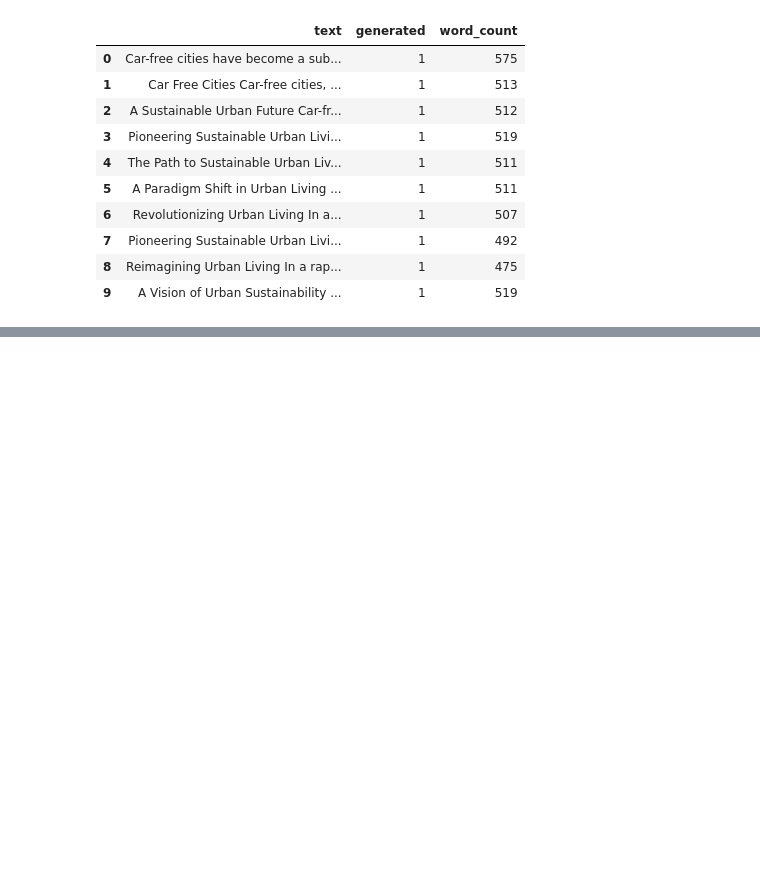
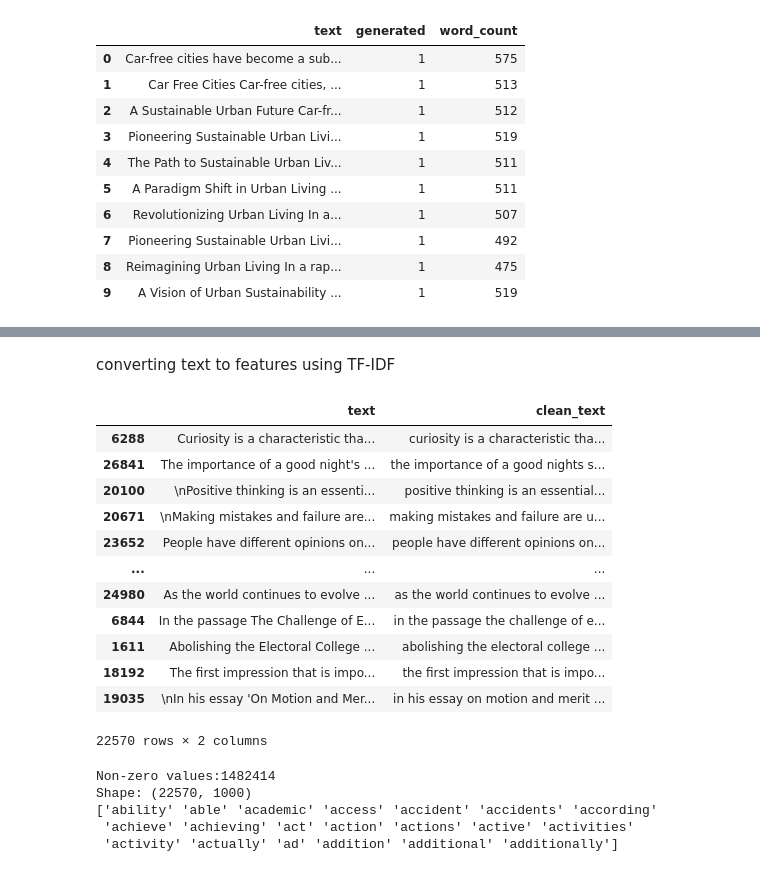
Before and after one commit to soipanhamisi/TextClassifierModel, a Jupyter notebook: textClassifer_nb.ipynb, the cells around one changed output, grey strips where cells are left out. Drawn from its saved outputs; the diff is of its cells as text; code cells hidden in the pictures; blank space fills up the shorter version.

```diff
--- a/textClassifer_nb.ipynb
+++ b/textClassifer_nb.ipynb
@@ -154,0 +202,59 @@ essay_df.head(10)
+# %%
+X = df_balanced['text']
+y = df_balanced['generated']
+# %%
+from sklearn.model_selection import train_test_split
+X_train, X_test, y_train, y_test = train_test_split(
+    X,
+    y,
+    test_size=0.3,
+    random_state=42
+)
+# %%
+X_train = X_train.to_frame()
+X_test = X_test.to_frame()
+# %%
+X_train['clean_text'] = X_train['text'].apply(clean_text)
+X_test['clean_text'] = X_test['text'].apply(clean_text)
+# %% [markdown]
+converting text to features using TF-IDF
+# %%
+X_train
+# %% [output]
+|  | text | clean_text |
+| 6288 | Curiosity is a characteristic tha... | curiosity is a characteristic tha... |
+| 26841 | The importance of a good night's ... | the importance of a good nights s... |
+| 20100 | \nPositive thinking is an essenti... | positive thinking is an essential... |
+| 20671 | \nMaking mistakes and failure are... | making mistakes and failure are u... |
+| 23652 | People have different opinions on... | people have different opinions on... |
+| ... | ... | ... |
+| 24980 | As the world continues to evolve ... | as the world continues to evolve ... |
+| 6844 | In the passage The Challenge of E... | in the passage the challenge of e... |
+| 1611 | Abolishing the Electoral College ... | abolishing the electoral college ... |
+| 18192 | The first impression that is impo... | the first impression that is impo... |
+| 19035 | \nIn his essay 'On Motion and Mer... | in his essay on motion and merit ... |
+22570 rows × 2 columns
+# %%
+from sklearn.feature_extraction.text import TfidfVectorizer
+import numpy as np
+tfidf_vectorizer = TfidfVectorizer(
+    max_features=1000,
+    stop_words='english',
+    min_df=5,
+    max_df=0.9
+)
+
+features_from_text_train = tfidf_vectorizer.fit_transform(X_train['clean_text']).toarray()
+features_from_text_test = tfidf_vectorizer.transform(X_test['clean_text']).toarray()
+
+print(f"Non-zero values:{np.count_nonzero(features_from_text_train)}")
+print(f"Shape: {features_from_text_train.shape}")
+
+feature_names = tfidf_vectorizer.get_feature_names_out()
+print(feature_names[:20])
+# %% [output]
+Non-zero values:1482414
+Shape: (22570, 1000)
+['ability' 'able' 'academic' 'access' 'accident' 'accidents' 'according'
+ 'achieve' 'achieving' 'act' 'action' 'actions' 'active' 'activities'
+ 'activity' 'actually' 'ad' 'addition' 'additional' 'additionally']
```
Also changed, not shown: parts of 8 cells of this notebook.
